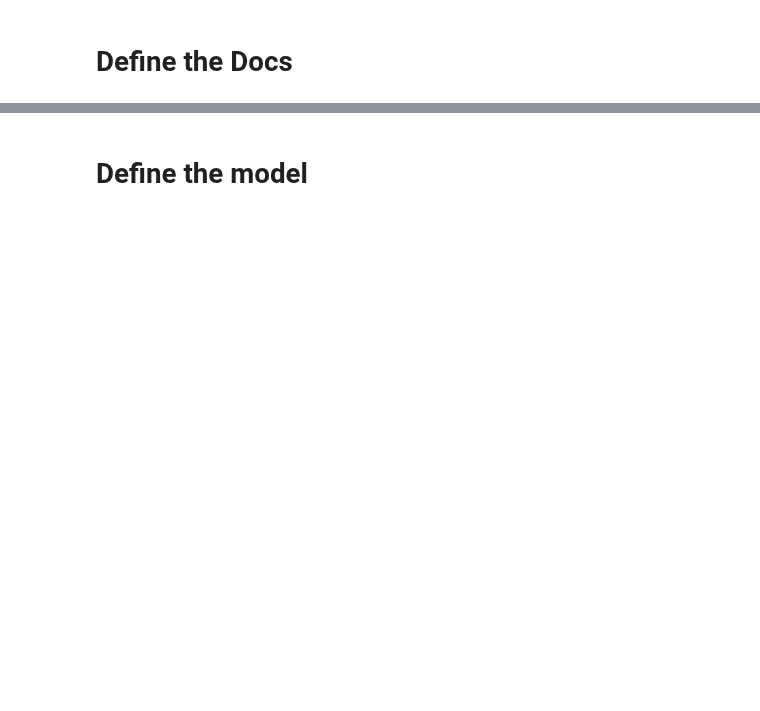
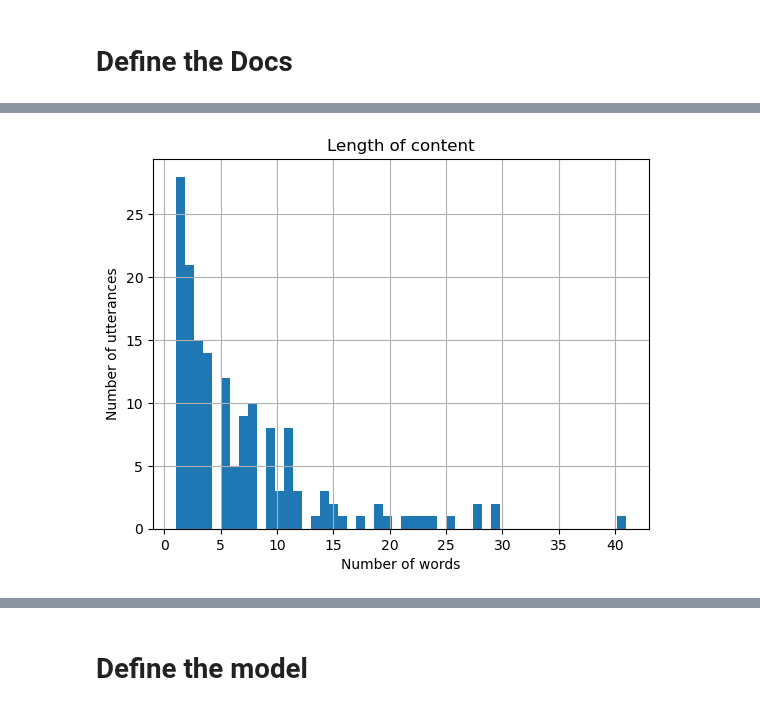
Before and after one commit to AfroDeivid/automatic-interviews-processing, a Jupyter notebook: src/bert_topic.ipynb, the cells around one changed output, grey strips where cells are left out. Cells and saved outputs as stored; diff of their text form; code cells hidden in the pictures; blank space fills up the shorter version.

```diff
--- a/src/bert_topic.ipynb
+++ b/src/bert_topic.ipynb
@@ -54 +72,10 @@ df.to_csv("preprocessed_data.csv", index=False)
+# %%
+# See the length of the preprocessed content
+df['preprocessed_content'].apply(lambda x: len(x.split())).hist(bins=50)
+plt.title("Length of content")
+plt.xlabel("Number of words")
+plt.ylabel("Number of utterances")
+plt.show()
+# %% [output]
+[figure, added]
 # %%
```
Also changed, not shown: parts of 37 cells of this notebook, 6 other files.
